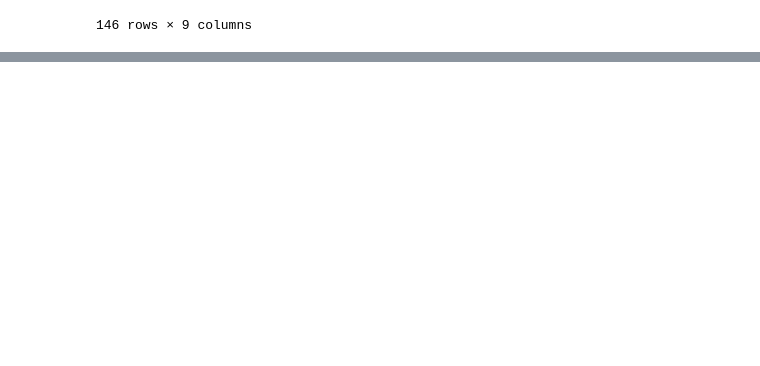
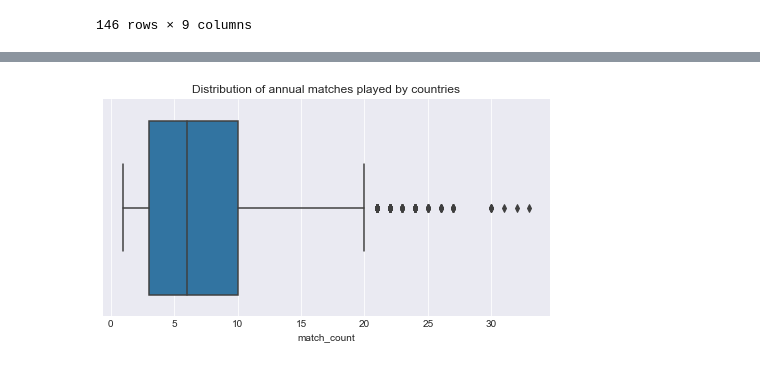
Before and after one commit to l-aleksashka-l/ML, a Jupyter notebook: Stepik/Match_predictions.ipynb, the cells around one changed output, grey strips where cells are left out. Saved outputs shown, nothing was run; the diff lists cells and outputs as text; code cells hidden in the pictures; blank space fills up the shorter version.

```diff
--- a/Stepik/Match_predictions.ipynb
+++ b/Stepik/Match_predictions.ipynb
@@ -268,0 +317,35 @@ bel_away
+# %%
+#so we already have a dictionary that uses keys as year and values as unique list of countries playing that year, but we want to
+#look at total matches per year, so we need to create a new dictionary that lists each country each time it played.
+
+completed_matches['date'] = pd.to_datetime(completed_matches['date'])
+completed_matches_upto_2020 = completed_matches.set_index('date')
+completed_matches_upto_2020 = completed_matches_upto_2020[:'2020']
+
+country_names_by_year = defaultdict(list)
+
+for index, row in completed_matches_upto_2020.iterrows() :
+    if row['year'] not in country_names_by_year.keys():
+        country_names_by_year[row['year']] = []
+
+    country_names_by_year[row['year']].append(row['home_team'])
+    country_names_by_year[row['year']].append(row['away_team'])
+# %%
+#The following for loop will create a dataframe with a row for each county, year, and the number of matches they played that year
+from collections import Counter
+
+for s in np.arange(np.min(completed_matches_upto_2020['year']), np.max(completed_matches_upto_2020['year']+1)) :
+    if s == np.min(completed_matches_upto_2020['year']):
+        a = Counter(country_names_by_year[s])
+        a = pd.DataFrame.from_dict(a, orient='index').reset_index().rename(columns = {'index' : 'country', 0 : 'match_count'})
+        a['year'] = str(s)
+        dataframe = a
+    else :
+        b = Counter(country_names_by_year[s])
+        b = pd.DataFrame.from_dict(b, orient='index').reset_index().rename(columns = {'index' : 'country', 0 : 'match_count'})
+        b['year'] = str(s)
+        dataframe = pd.concat([dataframe,b])
+
+match_count_year_df = dataframe.reset_index()
+match_count_year_df = match_count_year_df.drop(columns = 'index')
+match_count_year_df.sort_values('match_count', ascending = False).head()
@@ -268,0 +359,10 @@ bel_away
+# %%
+fig, ax = plt.subplots(figsize = (8,4))
+
+sns.boxplot(data = match_count_year_df, x = 'match_count')
+
+plt.title('Distribution of annual matches played by countries')
+
+plt.show()
+# %% [output]
+[figure, added]
```
Also changed, not shown: parts of 6 cells of this notebook.
